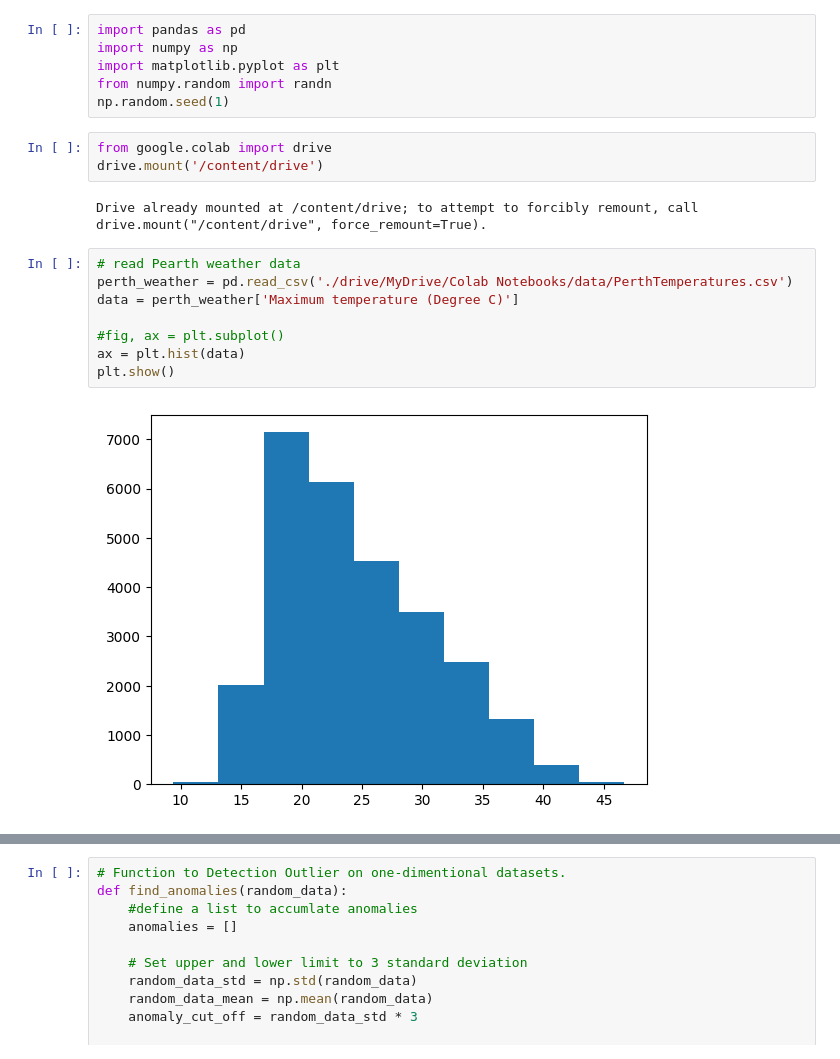
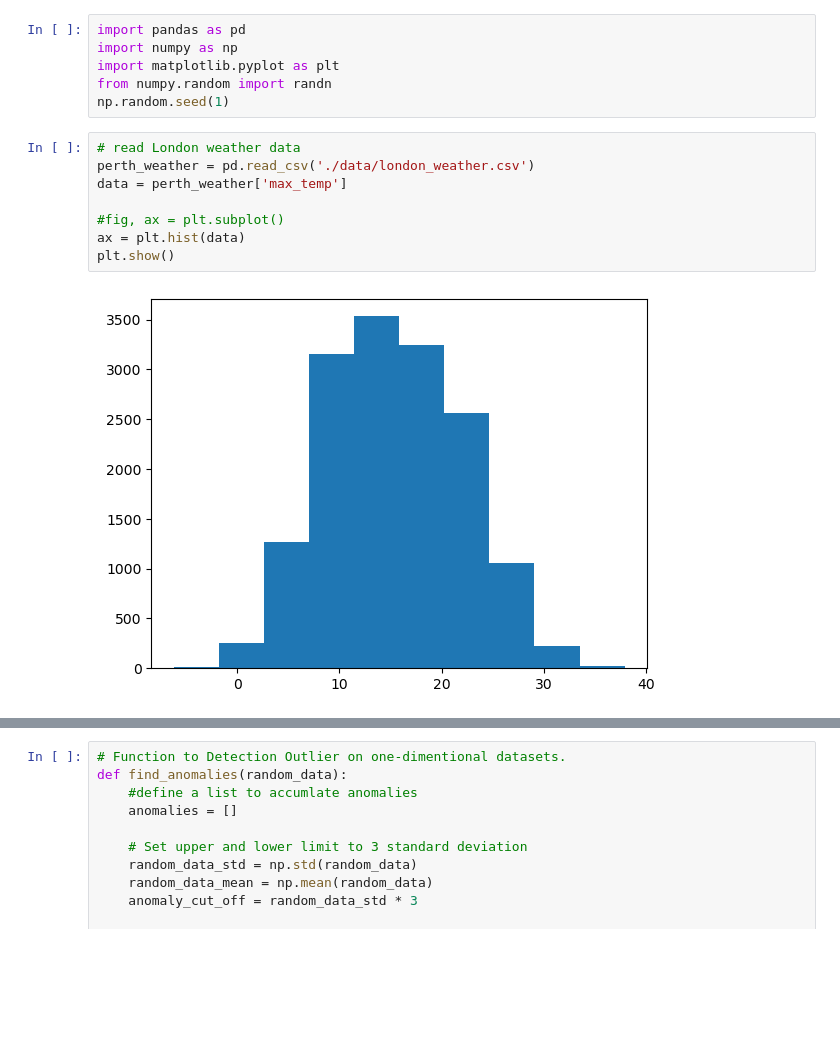
Before and after one commit to Dansk04/AML, a Jupyter notebook: Ex1.StdDev_work.ipynb, the cells around one changed output, grey strips where cells are left out. Cells and saved outputs as stored; diff of their text form; blank space fills up the shorter version.

```diff
--- a/Ex1.StdDev_work.ipynb
+++ b/Ex1.StdDev_work.ipynb
@@ -59,20 +59,15 @@ import numpy as np
 import matplotlib.pyplot as plt
 from numpy.random import randn
 np.random.seed(1)
-# %%
-from google.colab import drive
-drive.mount('/content/drive')
-# %% [output]
-Drive already mounted at /content/drive; to attempt to forcibly remount, call drive.mount("/content/drive", force_remount=True).
 # %%
-# read Pearth weather data
-perth_weather = pd.read_csv('./drive/MyDrive/Colab Notebooks/data/PerthTemperatures.csv')
-data = perth_weather['Maximum temperature (Degree C)']
+# read London weather data
+perth_weather = pd.read_csv('./data/london_weather.csv')
+data = perth_weather['max_temp']
 
 #fig, ax = plt.subplot()
 ax = plt.hist(data)
 plt.show()
 # %% [output]
-[figure, old version]
+[figure, new version]
 # %%
 # read winequality red
```
Also changed, not shown: parts of 5 cells of this notebook, 12 other files.
